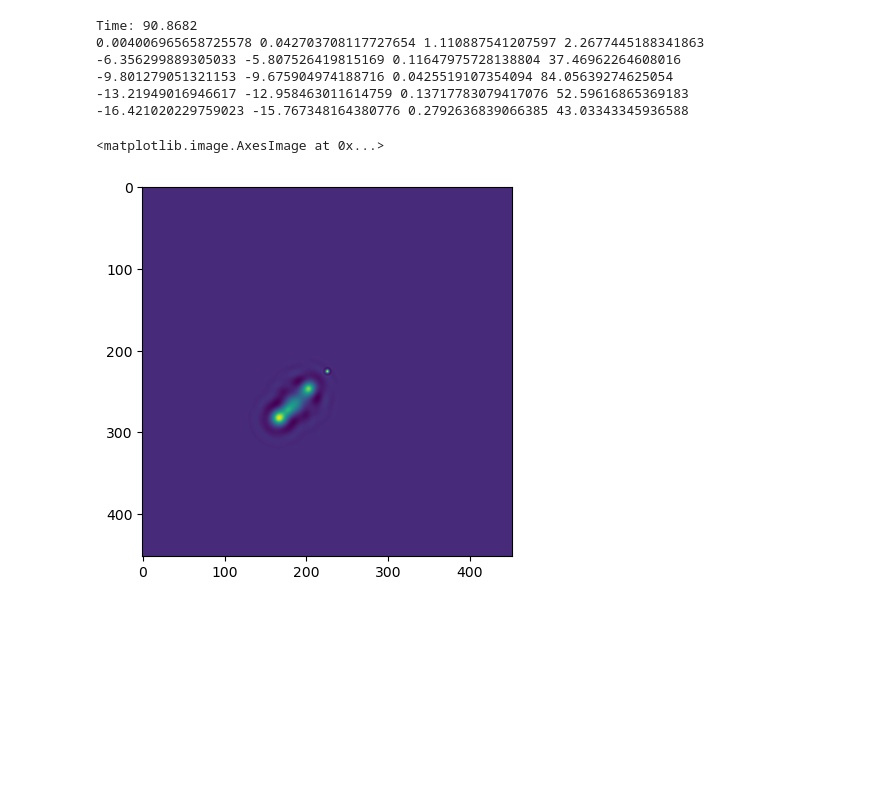
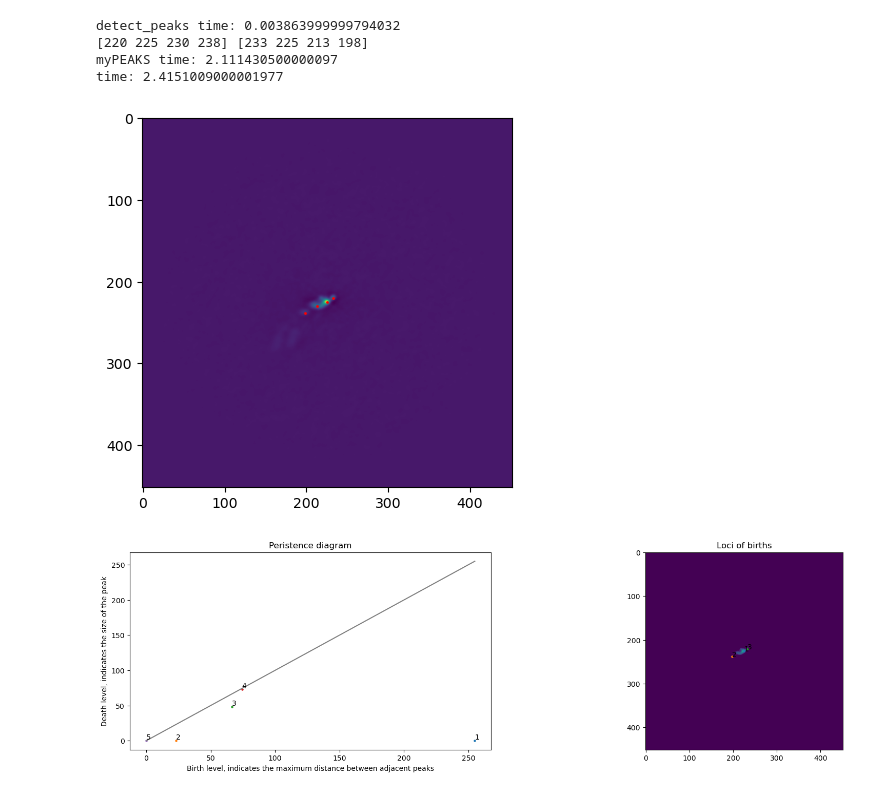
Before and after one commit to AntonMate/domecam, a Jupyter notebook: p0.ipynb, the cells around one changed output. Drawn from its saved outputs; the diff is of its cells as text; code cells hidden in the pictures; blank space fills up the shorter version.

```diff
--- a/p0.ipynb
+++ b/p0.ipynb
@@ -316,12 +292,24 @@ def one_speckle_fit(params=None, data=None):
-# %%
-fit, popt = one_speckle_fit(params=initial_params, data=img)
-plt.imshow(fit)
-# %% [output]
-Time: 90.8682
-0.004006965658725578 0.042703708117727654 1.110887541207597 2.2677445188341863
--6.356299889305033 -5.807526419815169 0.11647975728138804 37.46962264608016
--9.801279051321153 -9.675904974188716 0.0425519107354094 84.05639274625054
--13.21949016946617 -12.958463011614759 0.13717783079417076 52.59616865369183
--16.421020229759023 -15.767348164380776 0.2792636839066385 43.03343345936588
-<matplotlib.image.AxesImage at 0x...>
-[figure, removed]
+# %%
+img = np.loadtxt("D:/astro/domecam/data/20210130c_m2km_corr_4_blur.gz")
+
+st = time.perf_counter()
+
+thresh = best_thresh(img, acc=5)
+im = img * (img>thresh)
+
+y, x =np.where(detect_peaks(im) != 0)
+print(y, x)
+plt.figure()
+plt.scatter(x, y, c='red', s=1)
+plt.imshow(img)
+
+coords2d, coords1d = myPEAKS(im, accuracy=15)
+
+print('time:', time.perf_counter()-st)
+# %% [output]
+detect_peaks time: 0.003863999999794032
+[220 225 230 238] [233 225 213 198]
+myPEAKS time: 2.111430500000097
+time: 2.4151009000001977
+[figure, added]
+[figure, added]
```
Also changed, not shown: parts of 4 cells of this notebook, 3 other files.
